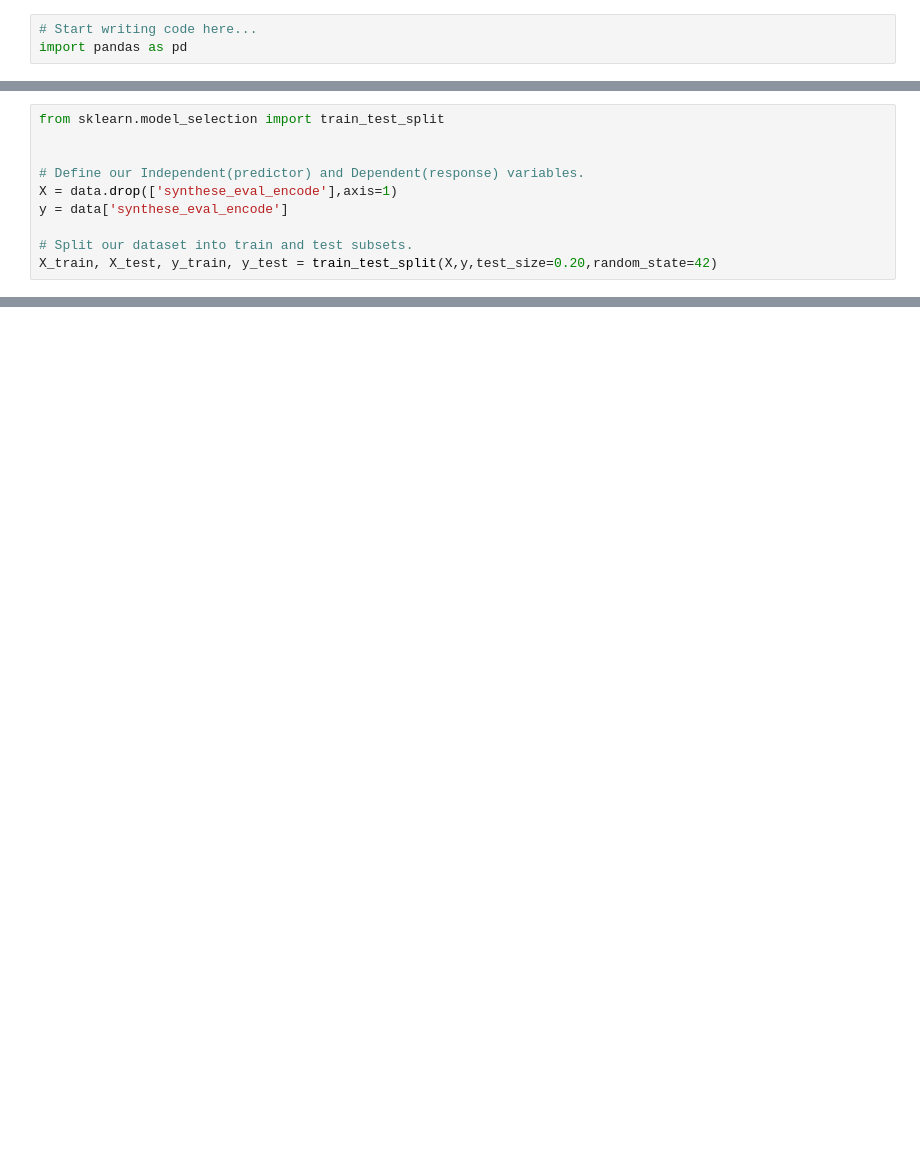
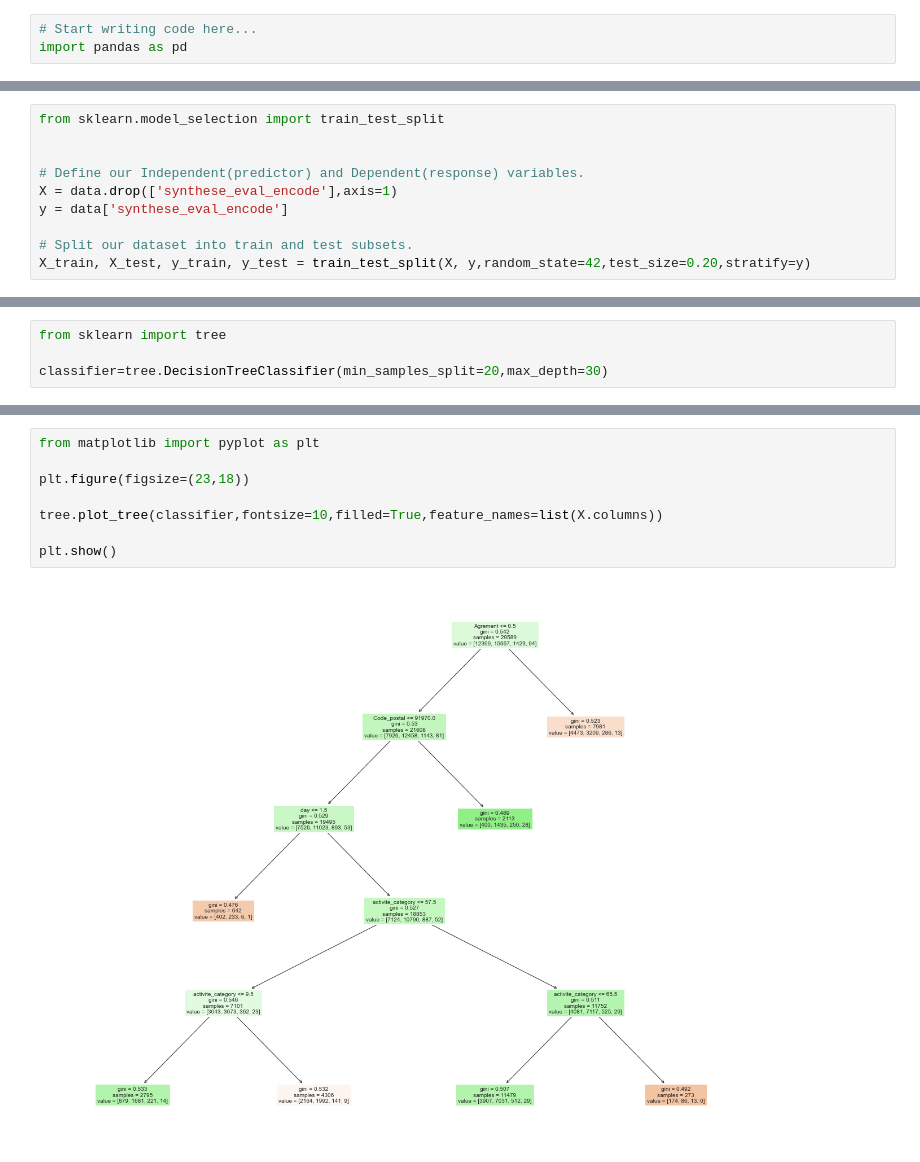
Before and after one commit to yannismxflux/securite_alimentaire, a Jupyter notebook: Preprocessing.ipynb, the cells around one changed output, grey strips where cells are left out. Drawn from its saved outputs; the diff is of its cells as text; blank space fills up the shorter version.

```diff
--- a/Preprocessing.ipynb
+++ b/Preprocessing.ipynb
@@ -40,4 +41,4 @@ X = data.drop(['synthese_eval_encode'],axis=1)
 y = data['synthese_eval_encode']
 
 # Split our dataset into train and test subsets.
-X_train, X_test, y_train, y_test = train_test_split(X,y,test_size=0.20,random_state=42)
+X_train, X_test, y_train, y_test = train_test_split(X, y,random_state=42,test_size=0.20,stratify=y)
@@ -51,0 +68,4 @@ reg.score(X_train, y_train)
+# %%
+from sklearn import tree
+
+classifier=tree.DecisionTreeClassifier(min_samples_split=20,max_depth=30)
@@ -51,0 +91,10 @@ reg.score(X_train, y_train)
+# %%
+from matplotlib import pyplot as plt
+
+plt.figure(figsize=(23,18))
+
+tree.plot_tree(classifier,fontsize=10,filled=True,feature_names=list(X.columns))
+
+plt.show()
+# %% [output]
+[figure, added]
```
Also changed, not shown: parts of 23 cells of this notebook, 6 other files.
